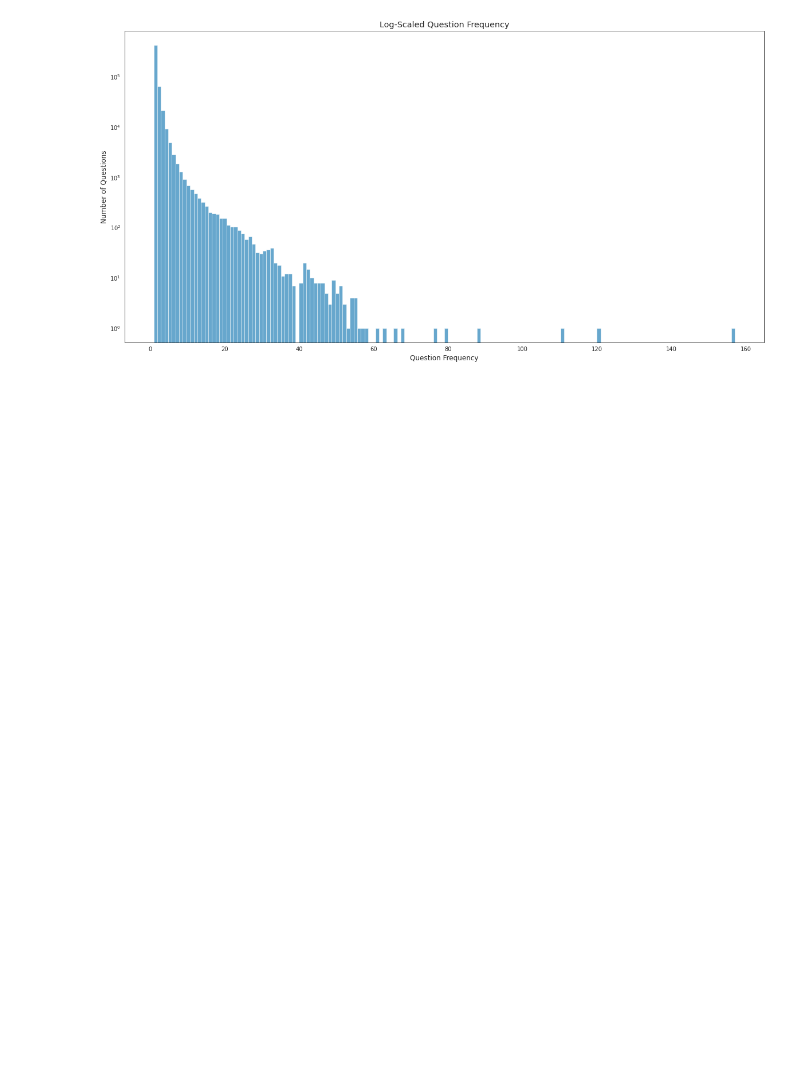
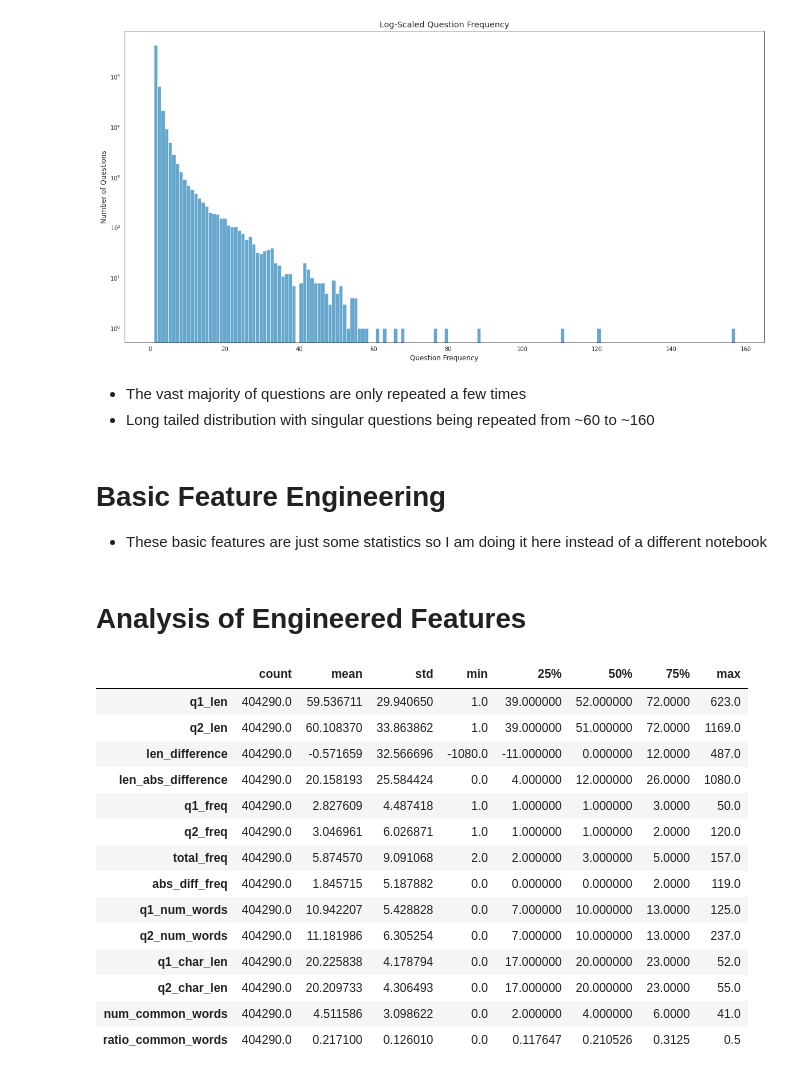
Before and after one commit to Graham-Broughton/NLP-Quora, a Jupyter notebook: 1.Quora_EDA.ipynb, the cells around one changed output. Cells and saved outputs as stored; diff of their text form; code cells hidden in the pictures; blank space fills up the shorter version.

```diff
--- a/1.Quora_EDA.ipynb
+++ b/1.Quora_EDA.ipynb
@@ -124,3 +152,9 @@ plt.ylabel('Number of Questions')
 plt.show()
 # %% [output]
 [figure]
+# %% [markdown]
+- The vast majority of questions are only repeated a few times
+- Long tailed distribution with singular questions being repeated from ~60 to ~160
+# %% [markdown]
+# Basic Feature Engineering
+- These basic features are just some statistics so I am doing it here instead of a different notebook
@@ -126,0 +182,20 @@ plt.show()
+# %% [markdown]
+# Analysis of Engineered Features
+# %%
+data[feat_set_1].describe().T
+# %% [output]
+|  | count | mean | std | min | 25% | 50% | 75% | max |
+| q1_len | 404290.0 | 59.536711 | 29.940650 | 1.0 | 39.000000 | 52.000000 | 72.0000 | 623.0 |
+| q2_len | 404290.0 | 60.108370 | 33.863862 | 1.0 | 39.000000 | 51.000000 | 72.0000 | 1169.0 |
+| len_difference | 404290.0 | -0.571659 | 32.566696 | -1080.0 | -11.000000 | 0.000000 | 12.0000 | 487.0 |
+| len_abs_difference | 404290.0 | 20.158193 | 25.584424 | 0.0 | 4.000000 | 12.000000 | 26.0000 | 1080.0 |
+| q1_freq | 404290.0 | 2.827609 | 4.487418 | 1.0 | 1.000000 | 1.000000 | 3.0000 | 50.0 |
+| q2_freq | 404290.0 | 3.046961 | 6.026871 | 1.0 | 1.000000 | 1.000000 | 2.0000 | 120.0 |
+| total_freq | 404290.0 | 5.874570 | 9.091068 | 2.0 | 2.000000 | 3.000000 | 5.0000 | 157.0 |
+| abs_diff_freq | 404290.0 | 1.845715 | 5.187882 | 0.0 | 0.000000 | 0.000000 | 2.0000 | 119.0 |
+| q1_num_words | 404290.0 | 10.942207 | 5.428828 | 0.0 | 7.000000 | 10.000000 | 13.0000 | 125.0 |
+| q2_num_words | 404290.0 | 11.181986 | 6.305254 | 0.0 | 7.000000 | 10.000000 | 13.0000 | 237.0 |
+| q1_char_len | 404290.0 | 20.225838 | 4.178794 | 0.0 | 17.000000 | 20.000000 | 23.0000 | 52.0 |
+| q2_char_len | 404290.0 | 20.209733 | 4.306493 | 0.0 | 17.000000 | 20.000000 | 23.0000 | 55.0 |
+| num_common_words | 404290.0 | 4.511586 | 3.098622 | 0.0 | 2.000000 | 4.000000 | 6.0000 | 41.0 |
+| ratio_common_words | 404290.0 | 0.217100 | 0.126010 | 0.0 | 0.117647 | 0.210526 | 0.3125 | 0.5 |
```
Also changed, not shown: parts of 9 cells of this notebook, 1 other file.
